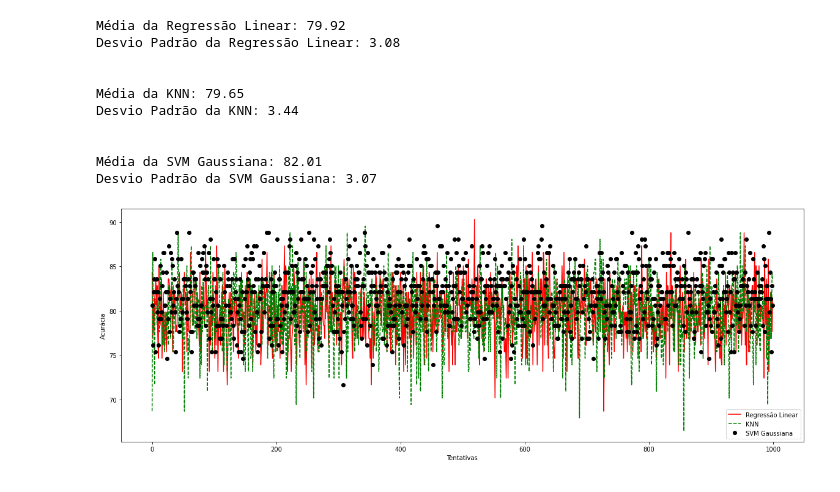
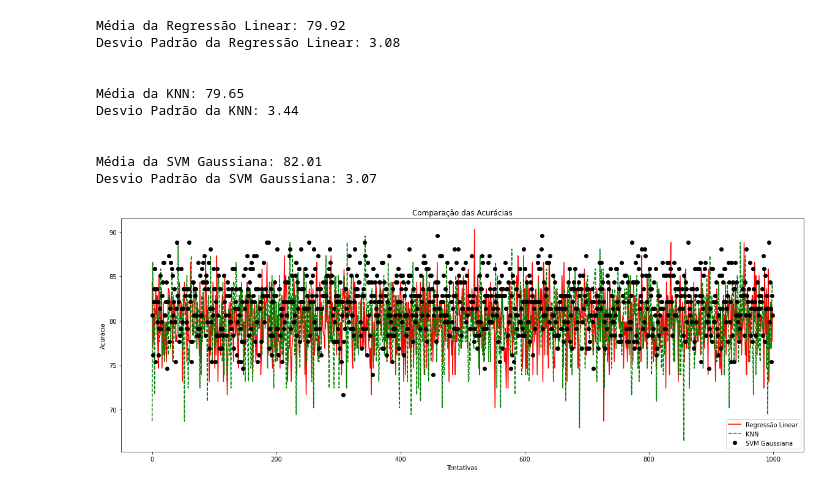
Before and after one commit to Crissky/MLUD, a Jupyter notebook: Aula15/SVM(Support_Vector_Machine)Guassian_Kernel.ipynb, the cells around one changed output. Cells and saved outputs as stored; diff of their text form; code cells hidden in the pictures.

```diff
--- a/Aula15/SVM(Support_Vector_Machine)Guassian_Kernel.ipynb
+++ b/Aula15/SVM(Support_Vector_Machine)Guassian_Kernel.ipynb
@@ -252,11 +253,12 @@ Desvio Padrão da SVM Gaussiana: 3.07
 # %%
 plt.figure(figsize=(20, 7))
 plt.plot(rlArray, 'r-', label='Regressão Linear')
 plt.plot(knnArray, 'g--', label='KNN')
 plt.plot(svmGaussArray, 'ko', label='SVM Gaussiana')
 plt.xlabel('Tentativas')
 plt.ylabel('Acurácia')
+plt.title('Comparação das Acurácias')
 plt.legend()
 plt.show()
 # %% [output]
-[figure, old version]
+[figure, new version]
```
Also changed, not shown: parts of 1 cell of this notebook.
